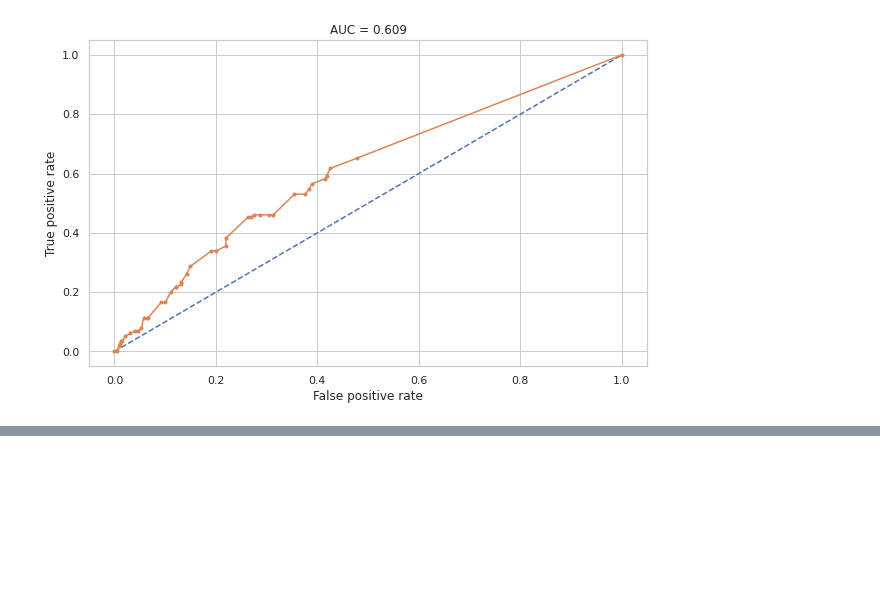
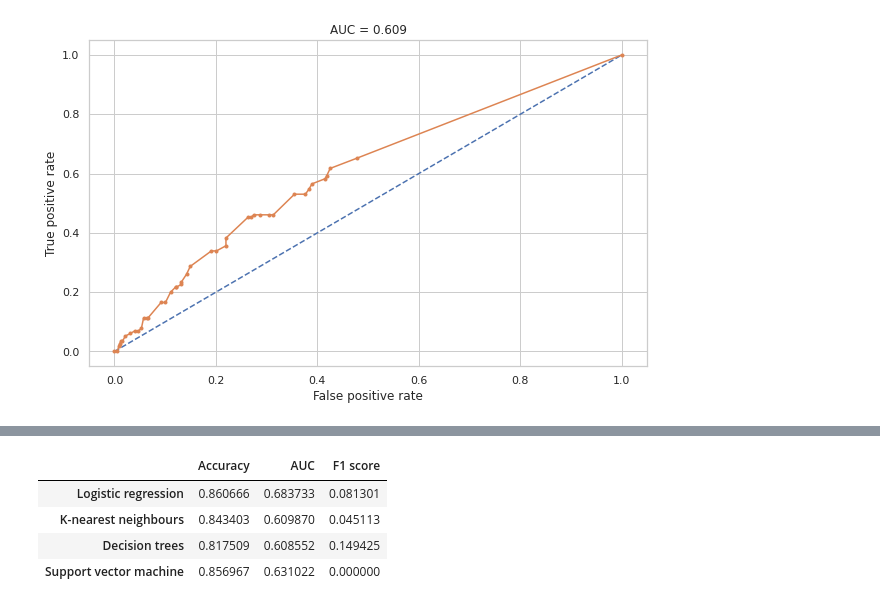
Before and after one commit to tusharsgaidhane/Cardiovascular-Risk-Prediction, a Jupyter notebook: PS_Cardiovascular_Risk_Prediction.ipynb, the cells around one changed output, grey strips where cells are left out. Drawn from its saved outputs; the diff is of its cells as text; code cells hidden in the pictures; blank space fills up the shorter version.

```diff
--- a/PS_Cardiovascular_Risk_Prediction.ipynb
+++ b/PS_Cardiovascular_Risk_Prediction.ipynb
@@ -667,0 +751,8 @@ plt.show()
+# %%
+comparison
+# %% [output]
+|  | Accuracy | AUC | F1 score |
+| Logistic regression | 0.860666 | 0.683733 | 0.081301 |
+| K-nearest neighbours | 0.843403 | 0.609870 | 0.045113 |
+| Decision trees | 0.817509 | 0.608552 | 0.149425 |
+| Support vector machine | 0.856967 | 0.631022 | 0.000000 |
```
Also changed, not shown: parts of 23 cells of this notebook.
